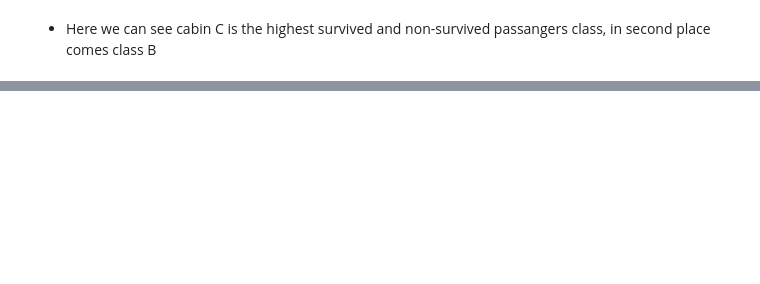
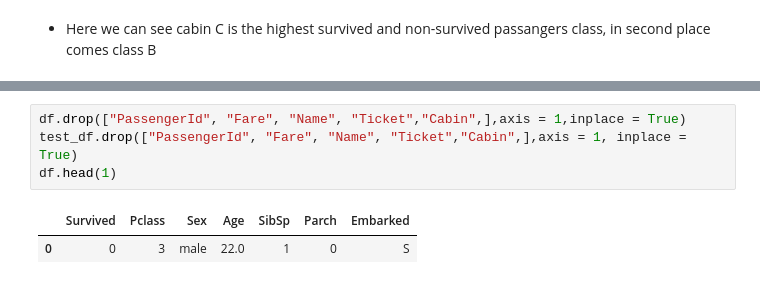
Before and after one commit to ortizfram/Case-study-of-Titanic, a Jupyter notebook: case-study.ipynb, the cells around one changed output, grey strips where cells are left out. Drawn from its saved outputs; the diff is of its cells as text; blank space fills up the shorter version.

```diff
--- a/case-study.ipynb
+++ b/case-study.ipynb
@@ -201,0 +228,7 @@ plt.show()
+# %%
+df.drop(["PassengerId", "Fare", "Name", "Ticket","Cabin",],axis = 1,inplace = True)
+test_df.drop(["PassengerId", "Fare", "Name", "Ticket","Cabin",],axis = 1, inplace = True)
+df.head(1)
+# %% [output]
+|  | Survived | Pclass | Sex | Age | SibSp | Parch | Embarked |
+| 0 | 0 | 3 | male | 22.0 | 1 | 0 | S |
```
Also changed, not shown: parts of 19 cells of this notebook.
